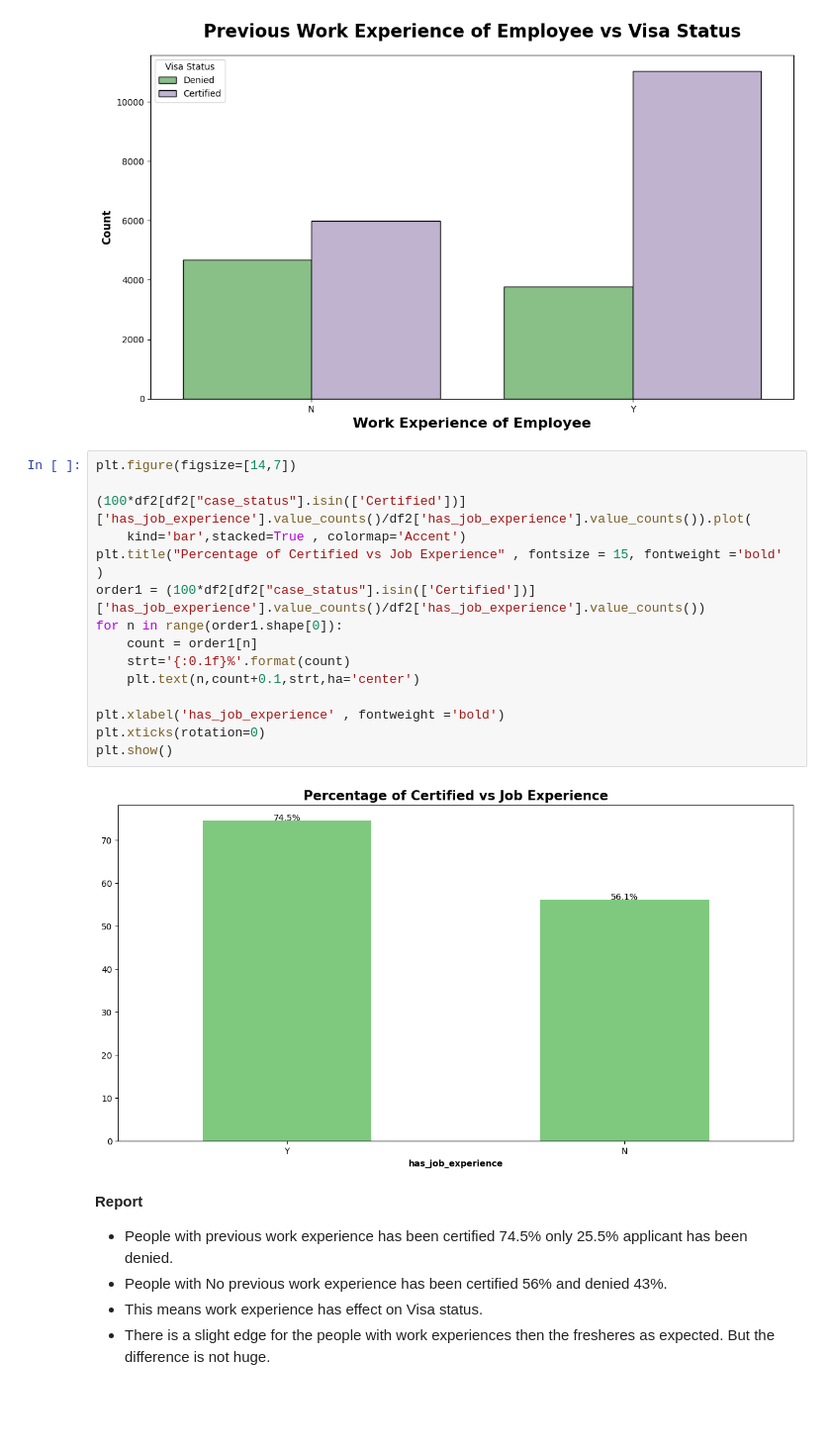
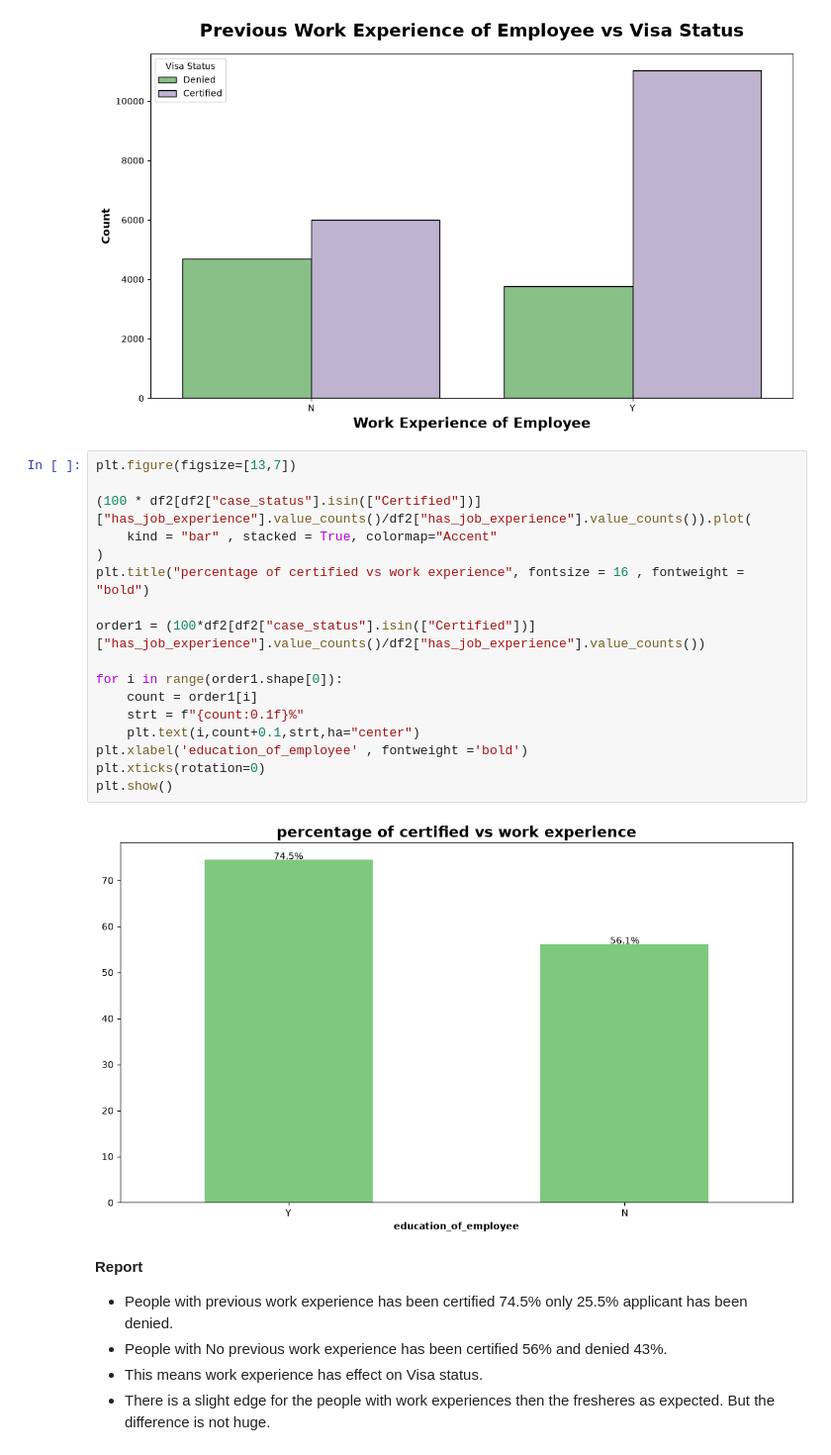
Before and after one commit to zohaib259/us-visa-approval-MLOPS-project, a Jupyter notebook: notebook/1_EDA_US_visa.ipynb, the cells around one changed output. Shown at 99% size. Saved outputs shown, nothing was run; the diff lists cells and outputs as text; blank space fills up the shorter version.

```diff
--- a/notebook/1_EDA_US_visa.ipynb
+++ b/notebook/1_EDA_US_visa.ipynb
@@ -468,22 +477,24 @@ plt.show()
 # %% [output]
 [figure]
 # %%
-plt.figure(figsize=[14,7])
+plt.figure(figsize=[13,7])
 
-(100*df2[df2["case_status"].isin(['Certified'])]['has_job_experience'].value_counts()/df2['has_job_experience'].value_counts()).plot(
-    kind='bar',stacked=True , colormap='Accent')
-plt.title("Percentage of Certified vs Job Experience" , fontsize = 15, fontweight ='bold'  )
-order1 = (100*df2[df2["case_status"].isin(['Certified'])]['has_job_experience'].value_counts()/df2['has_job_experience'].value_counts())
-for n in range(order1.shape[0]):
-    count = order1[n]
-    strt='{:0.1f}%'.format(count)
-    plt.text(n,count+0.1,strt,ha='center')
+(100 * df2[df2["case_status"].isin(["Certified"])]["has_job_experience"].value_counts()/df2["has_job_experience"].value_counts()).plot(
+    kind = "bar" , stacked = True, colormap="Accent"
+)
+plt.title("percentage of certified vs work experience", fontsize = 16 , fontweight = "bold")
 
-plt.xlabel('has_job_experience' , fontweight ='bold')
+order1 = (100*df2[df2["case_status"].isin(["Certified"])]["has_job_experience"].value_counts()/df2["has_job_experience"].value_counts())
+
+for i in range(order1.shape[0]):
+    count = order1[i]
+    strt = f"{count:0.1f}%"
+    plt.text(i,count+0.1,strt,ha="center")
+plt.xlabel('education_of_employee' , fontweight ='bold')
 plt.xticks(rotation=0)
 plt.show()
 # %% [output]
-[figure, old version]
+[figure, new version]
 # %% [markdown]
 **Report**
 * People with previous work experience has been certified 74.5% only 25.5% applicant has been denied.
```
Also changed, not shown: parts of 4 cells of this notebook, 5 other files.
